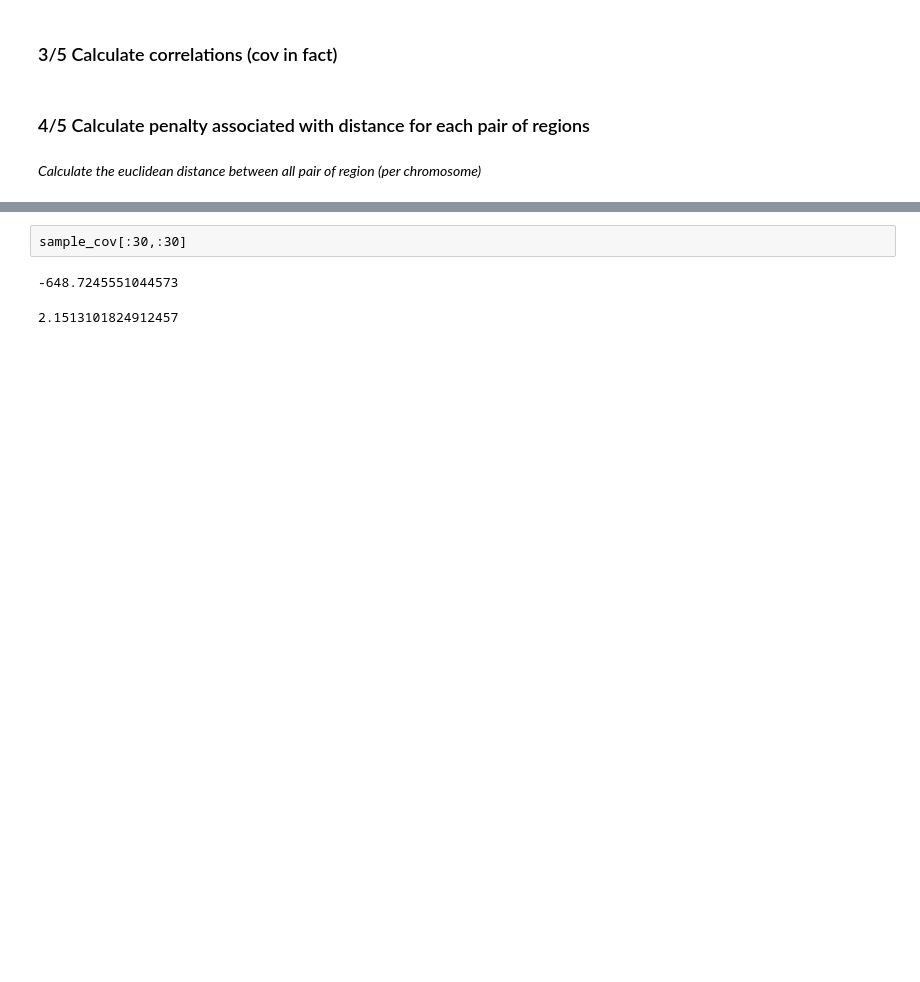
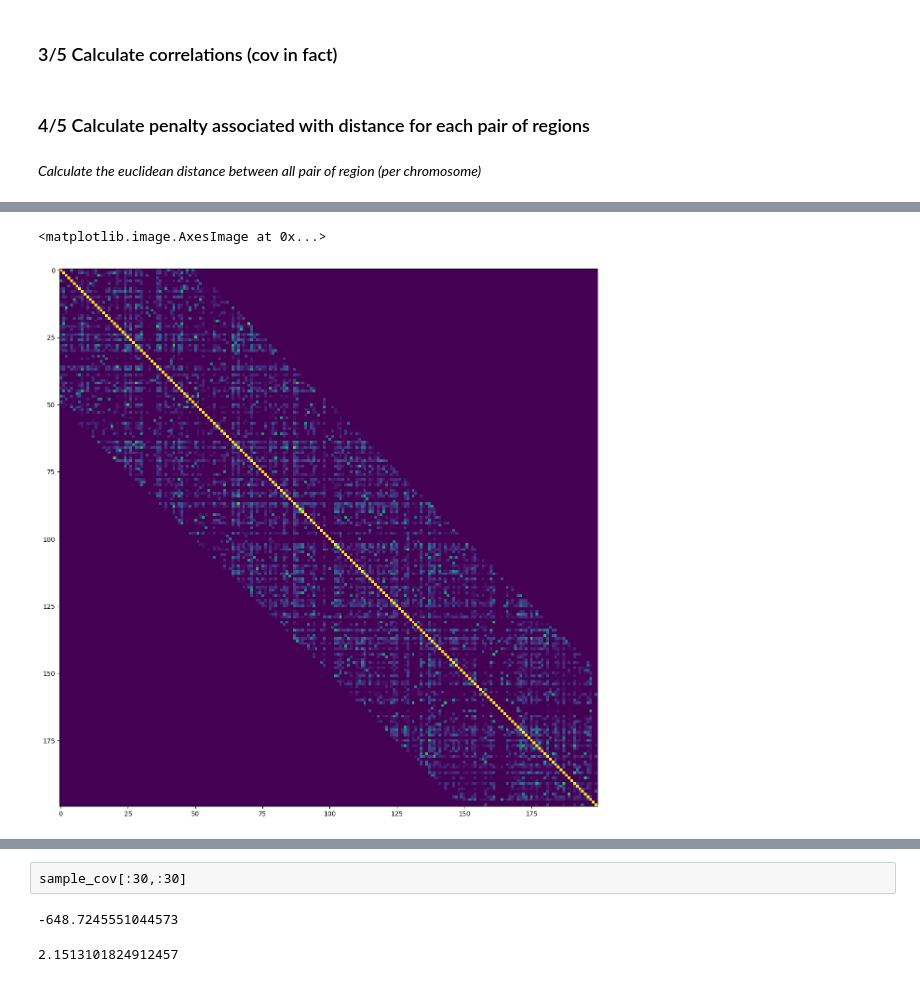
Before and after one commit to r-trimbour/ATACNet, a Jupyter notebook: quic_graphlasso/quic_graphlasso/test_our_version.ipynb, the cells around one changed output, grey strips where cells are left out. Cells and saved outputs as stored; diff of their text form; code cells hidden in the pictures; blank space fills up the shorter version.

```diff
--- a/quic_graphlasso/quic_graphlasso/test_our_version.ipynb
+++ b/quic_graphlasso/quic_graphlasso/test_our_version.ipynb
@@ -443,4 +596,6 @@ sample_cov = corrcoef_connections(atac, potential_connections_atac, as_sparse=Tr
 # %% [markdown]
 _Calculate the euclidean distance between all pair of region (per chromosome)_
 # %%
-distance = get_distance_regions(atac)
+global_distance = global_sparse(atac, potential_connections_atac)
+for i in tqdm.tqdm(range(len(global_distance.row))):
+    global_distance.data[i] = atac.var.iloc[global_distance.col[i],:]['start']- atac.var.iloc[global_distance.row[i],:]['end']
@@ -471,0 +697,2 @@ extract_sliding_submatrix
+# %%
+potential_connections_X_atac = potential_connections(X_atac, threshold=distance_threshold)
@@ -471,0 +712,22 @@ extract_sliding_submatrix
+# %%
+n_samples, n_features = 300, 200
+
+prng = np.random.RandomState(1)
+prec = make_sparse_spd_matrix(
+    n_features, alpha=0.98, smallest_coef=0.4, largest_coef=0.7, random_state=prng
+)
+cov = linalg.inv(prec)
+
+print(cov)
+#cov with only potential connections
+possible_co = sp.sparse.csr_matrix(global_sparse(X_atac, potential_connections_X_atac))[:cov.shape[0],:cov.shape[1]]
+possible_co = sp.sparse.coo_matrix(possible_co).toarray() + sp.sparse.coo_matrix(possible_co).toarray().T
+cov = np.eye(len(cov))*np.diag(cov) + possible_co*cov
+d = np.sqrt(np.diag(cov))
+cov /= d
+cov /= d[:, np.newaxis]
+prec *= d
+prec *= d[:, np.newaxis]
+X = prng.multivariate_normal(np.zeros(n_features), cov, size=n_samples)
+X -= X.mean(axis=0)
+X /= X.std(axis=0)
@@ -471,0 +1015,13 @@ extract_sliding_submatrix
+# %%
+plt.subplots(1, figsize=(15,15))
+def diag_block_mat_slicing(L):
+    shp = L[0].shape
+    N = len(L)
+    r = range(N)
+    out = np.zeros((N,shp[0],N,shp[1]),dtype=int)
+    out[r,:,r,:] = L
+    return out.reshape(np.asarray(shp)*N)
+plt.imshow(cov)
+# %% [output]
+<matplotlib.image.AxesImage at 0x...>
+[figure, added]
```
Also changed, not shown: parts of 40 cells of this notebook.
